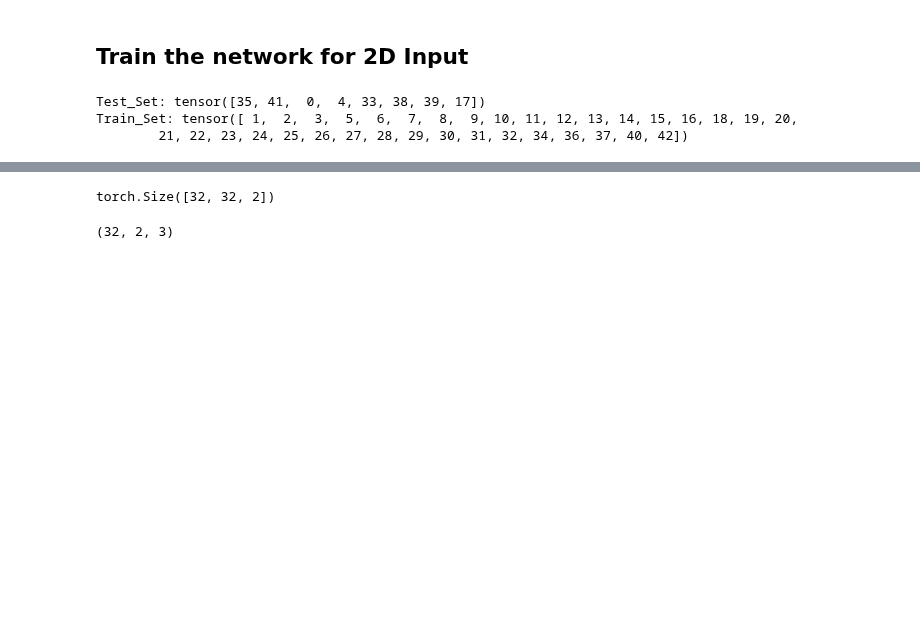
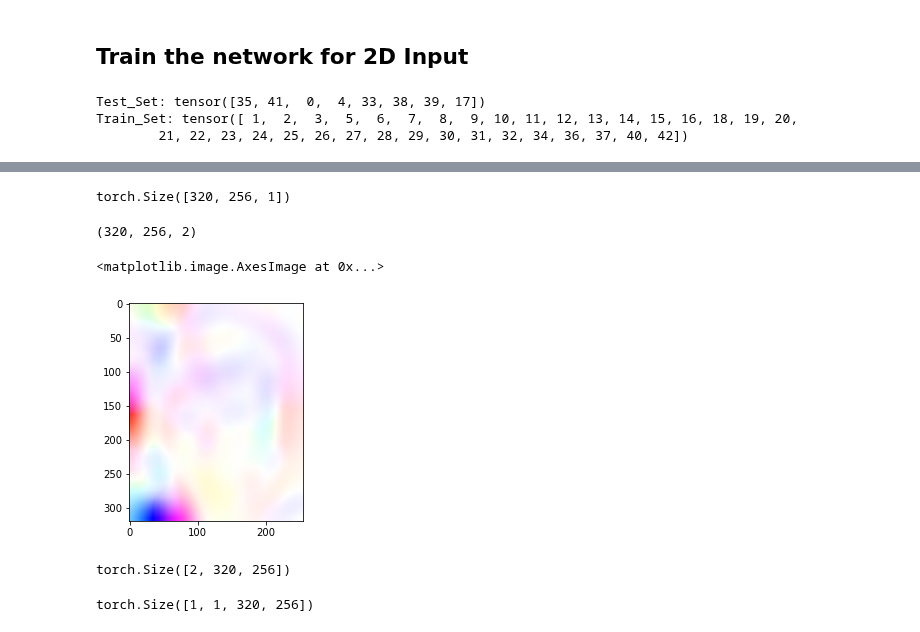
Before and after one commit to TillNicke/KD-for-optical-flow, a Jupyter notebook: PDDNet-Exploration.ipynb, the cells around one changed output, grey strips where cells are left out. Saved outputs shown, nothing was run; the diff lists cells and outputs as text; code cells hidden in the pictures; blank space fills up the shorter version.

```diff
--- a/PDDNet-Exploration.ipynb
+++ b/PDDNet-Exploration.ipynb
@@ -284,10 +322,13 @@ torch.Size([1, 1, 1024, 225])
 # %%
 random_test = test_set[torch.randperm(6)].view(2,3)[:,0]
-test_img_1 = img[random_test[0]:random_test[0]+1,:,:].unsqueeze(0).float() // 255
-test_img_2 = img[random_test[1]:random_test[1]+1,:,:].unsqueeze(0).float() // 255
+test_img_1 = img[random_test[0]:random_test[0]+1,:,:].unsqueeze(0).float() / 255
+test_img_2 = img[random_test[1]:random_test[1]+1,:,:].unsqueeze(0).float() / 255
 
 label_1= seg[random_test[0]:random_test[0]+1,:,:]
 label_2= seg[random_test[1]:random_test[1]+1,:,:]
+label_2.view(h,w,-1).shape
+# %% [output]
+torch.Size([320, 256, 1])
 # %%
 fixed = net(test_img_1)
 moving = net(test_img_2)
@@ -295,7 +336,3 @@ moving = net(test_img_2)
 test_cost_xy, test_pred_xy = reg(fixed,moving)
 # %%
 test_pred_xy = test_pred_xy.view(1,grid_size,grid_size,2)
-# %%
-test_pred_xy.squeeze().shape
-# %% [output]
-torch.Size([32, 32, 2])
@@ -304,5 +339,23 @@ from utils.plotting import *
-# %%
-flow = showFlow(test_pred_xy.squeeze().detach())
-flow.shape
-# %% [output]
-(32, 2, 3)
+# %%
+#resized = cv2.resize(test_pred_xy.reshape(grid_size,grid_size,2).detach().numpy(),(w,h))
+resized = F.interpolate(test_pred_xy,scale_factor=4,mode='bicubic')
+flow_img = flow2img(resized)
+# %%
+resized.shape
+# %% [output]
+(320, 256, 2)
+# %%
+plt.imshow(flow_img)
+# %% [output]
+<matplotlib.image.AxesImage at 0x...>
+[figure, added]
+# %%
+resized = torch.from_numpy(resized).reshape(2,h,w)
+resized.shape
+# %% [output]
+torch.Size([2, 320, 256])
+# %%
+target = label_2.view(1,1,h,w).float()
+target.shape
+# %% [output]
+torch.Size([1, 1, 320, 256])
```
Also changed, not shown: parts of 17 cells of this notebook, 1 other file.
